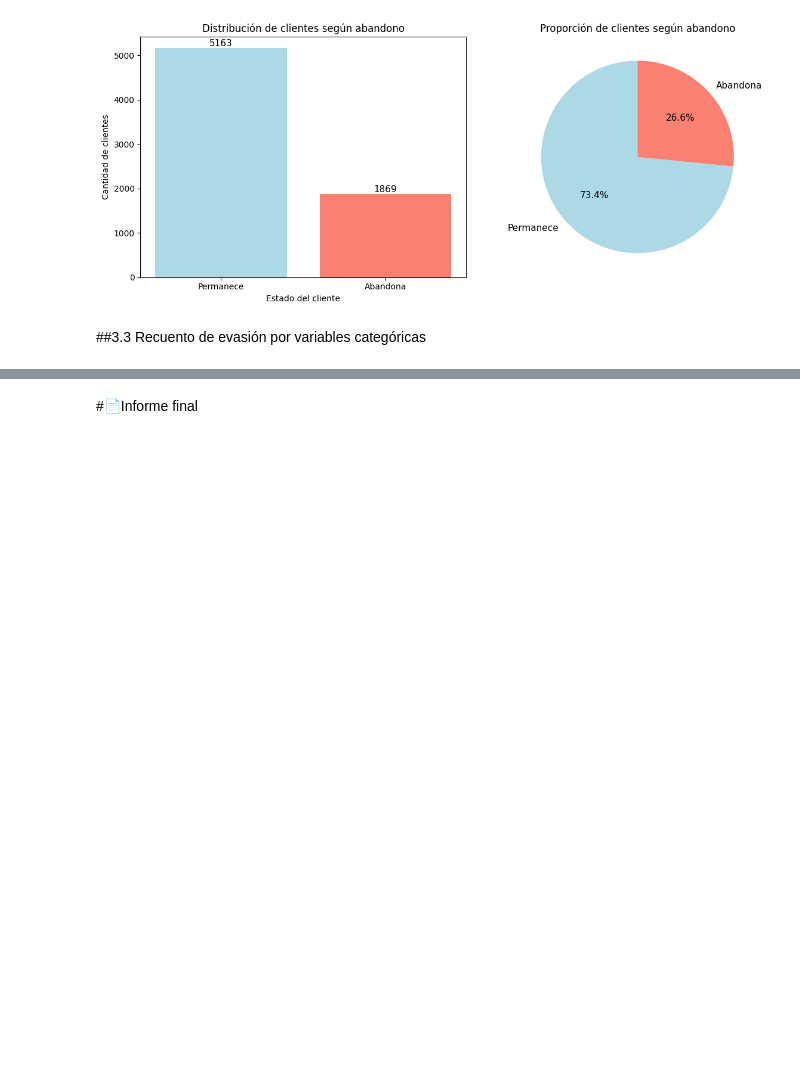
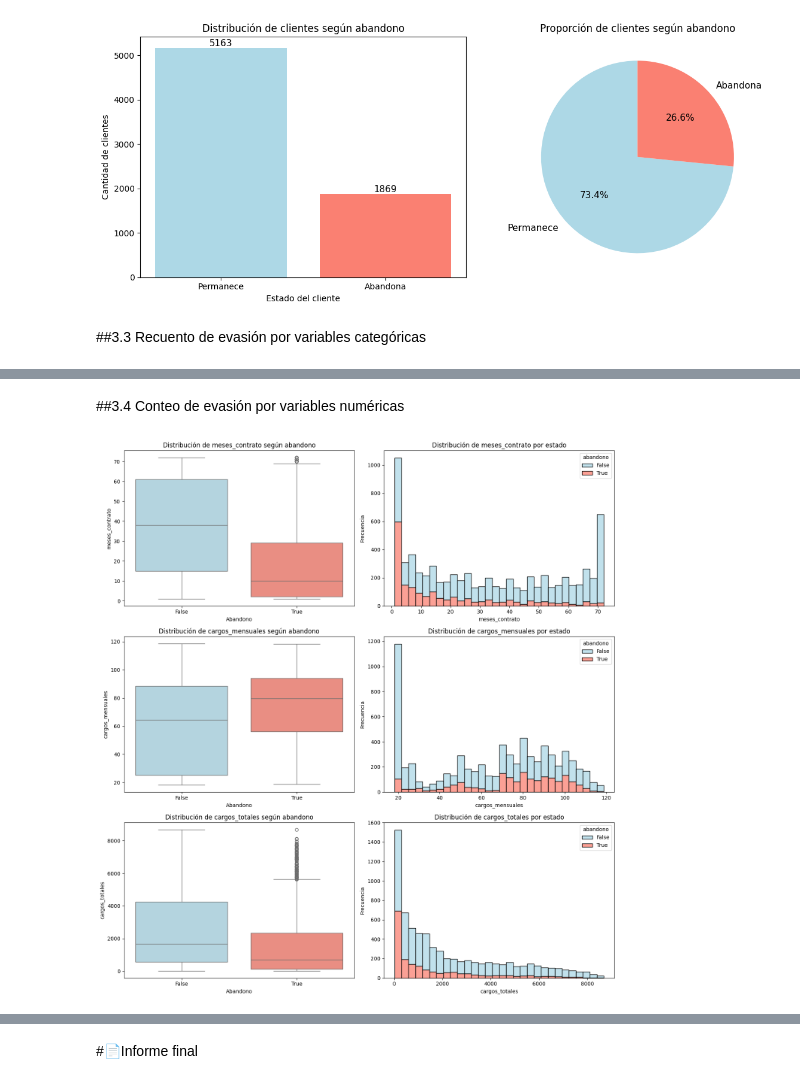
Before and after one commit to Tora0407/Challenge-TelecomX-Fase1, a Jupyter notebook: TelecomX_LATAM.ipynb, the cells around one changed output, grey strips where cells are left out. Saved outputs shown, nothing was run; the diff lists cells and outputs as text; code cells hidden in the pictures; blank space fills up the shorter version.

```diff
--- a/TelecomX_LATAM.ipynb
+++ b/TelecomX_LATAM.ipynb
@@ -563,0 +617,18 @@ plt.show()
+# %%
+# Diccionario para guardar las tablas
+summary_tables = {}
+
+for var in categorical_vars:
+    # Conteo absoluto
+    counts = df.groupby([var, "abandono"]).size().unstack(fill_value=0)
+    counts.columns = ["Permanece", "Abandona"]
+
+    # Calcular porcentaje de abandono
+    counts["Total"] = counts["Permanece"] + counts["Abandona"]
+    counts["% Abandona"] = (counts["Abandona"] / counts["Total"] * 100).round(1)
+
+    # Guardar en diccionario
+    summary_tables[var] = counts
+
+    print(f"\nResumen: {var.upper()}")
+    display(counts)
@@ -563,0 +660,28 @@ plt.show()
+# %% [markdown]
+##3.4 Conteo de evasión por variables numéricas
+# %%
+import seaborn as sns
+
+# Variables numéricas a analizar
+numeric_vars = ["meses_contrato", "cargos_mensuales", "cargos_totales"]
+
+fig, axes = plt.subplots(len(numeric_vars), 2, figsize=(14, 5*len(numeric_vars)))
+
+for i, var in enumerate(numeric_vars):
+    # --- Boxplot ---
+    sns.boxplot(data=df, x="abandono", y=var, palette=["lightblue", "salmon"], ax=axes[i,0])
+    axes[i,0].set_title(f"Distribución de {var} según abandono")
+    axes[i,0].set_xlabel("Abandono")
+    axes[i,0].set_ylabel(var)
+
+    # --- Histograma / KDE ---
+    sns.histplot(data=df, x=var, hue="abandono", multiple="stack",
+                 palette=["lightblue", "salmon"], ax=axes[i,1], bins=30)
+    axes[i,1].set_title(f"Distribución de {var} por estado")
+    axes[i,1].set_xlabel(var)
+    axes[i,1].set_ylabel("Frecuencia")
+
+plt.tight_layout()
+plt.show()
+# %% [output]
+[figure, added]
```
Also changed, not shown: parts of 10 cells of this notebook.
